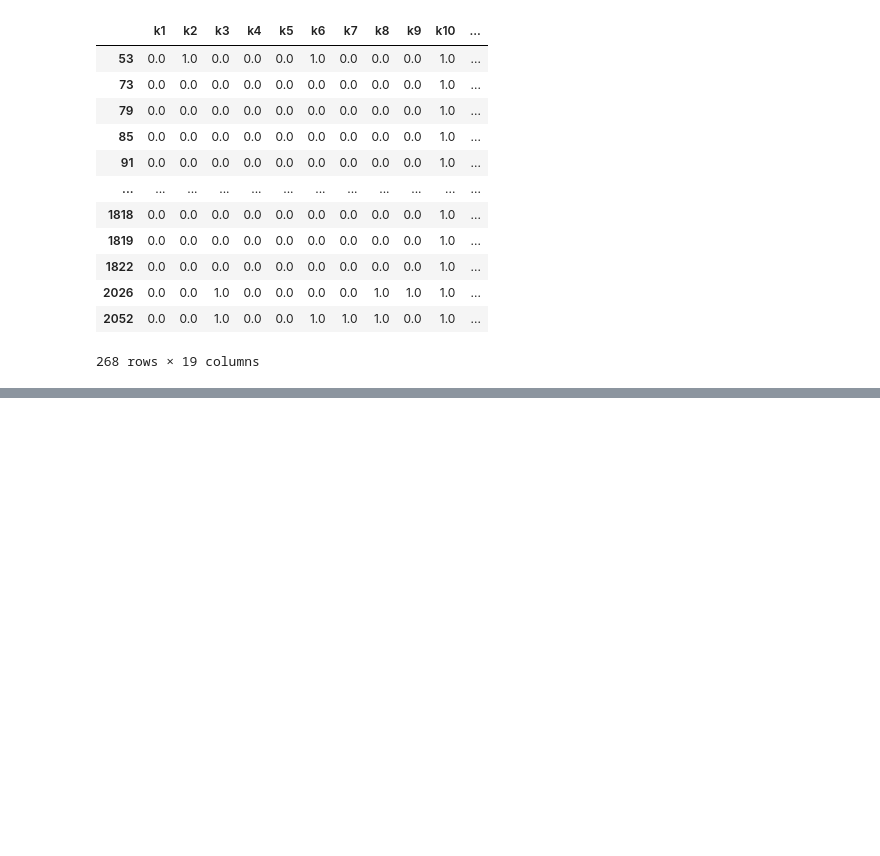
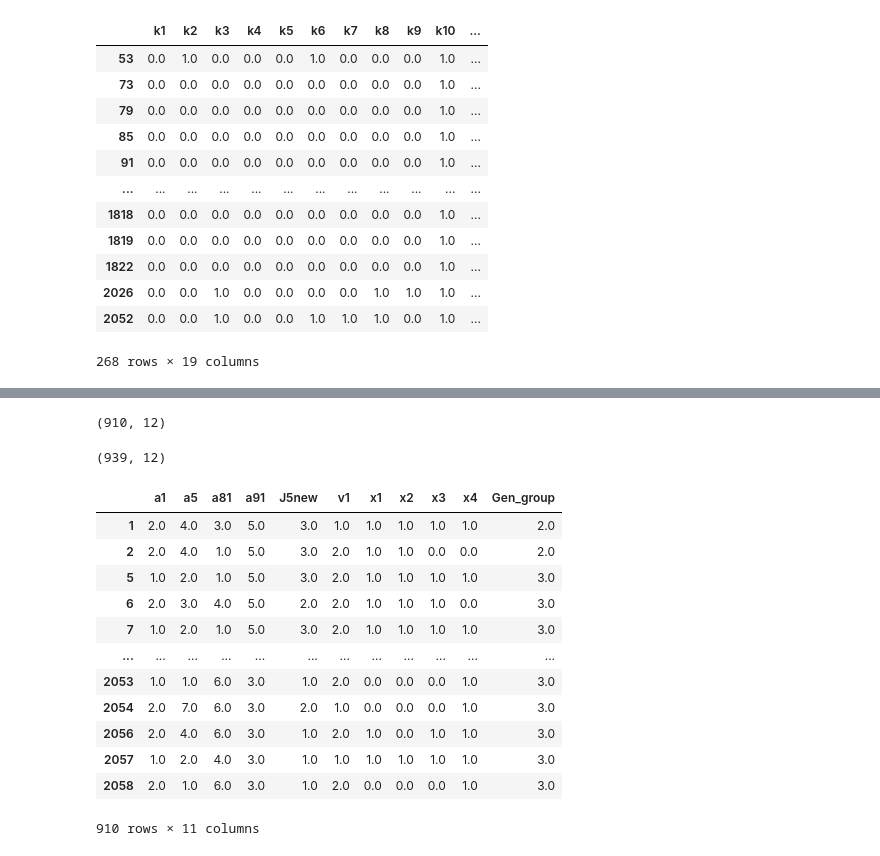
Before and after one commit to puttipongyy/BSC_DPDM23, a Jupyter notebook: association_rule.ipynb, the cells around one changed output, grey strips where cells are left out. Drawn from its saved outputs; the diff is of its cells as text; code cells hidden in the pictures; blank space fills up the shorter version.

```diff
--- a/association_rule.ipynb
+++ b/association_rule.ipynb
@@ -643,0 +706,2 @@ RelationRecord(items=frozenset({1.0, 2.0, 3.0}), support=0.10820895522388059, or
+# %%
+a = np.random.randint(2, size=len(clean_data))
@@ -643,0 +712,10 @@ RelationRecord(items=frozenset({1.0, 2.0, 3.0}), support=0.10820895522388059, or
+# %%
+train = clean_data[a == 1]
+train.shape
+# %% [output]
+(910, 12)
+# %%
+test = clean_data[a == 0]
+test.shape
+# %% [output]
+(939, 12)
@@ -643,0 +731,16 @@ RelationRecord(items=frozenset({1.0, 2.0, 3.0}), support=0.10820895522388059, or
+# %%
+X_train
+# %% [output]
+|  | a1 | a5 | a81 | a91 | J5new | v1 | x1 | x2 | x3 | x4 | Gen_group |
+| 1 | 2.0 | 4.0 | 3.0 | 5.0 | 3.0 | 1.0 | 1.0 | 1.0 | 1.0 | 1.0 | 2.0 |
+| 2 | 2.0 | 4.0 | 1.0 | 5.0 | 3.0 | 2.0 | 1.0 | 1.0 | 0.0 | 0.0 | 2.0 |
+| 5 | 1.0 | 2.0 | 1.0 | 5.0 | 3.0 | 2.0 | 1.0 | 1.0 | 1.0 | 1.0 | 3.0 |
+| 6 | 2.0 | 3.0 | 4.0 | 5.0 | 2.0 | 2.0 | 1.0 | 1.0 | 1.0 | 0.0 | 3.0 |
+| 7 | 1.0 | 2.0 | 1.0 | 5.0 | 3.0 | 2.0 | 1.0 | 1.0 | 1.0 | 1.0 | 3.0 |
+| ... | ... | ... | ... | ... | ... | ... | ... | ... | ... | ... | ... |
+| 2053 | 1.0 | 1.0 | 6.0 | 3.0 | 1.0 | 2.0 | 0.0 | 0.0 | 0.0 | 1.0 | 3.0 |
+| 2054 | 2.0 | 7.0 | 6.0 | 3.0 | 2.0 | 1.0 | 0.0 | 0.0 | 0.0 | 1.0 | 3.0 |
+| 2056 | 2.0 | 4.0 | 6.0 | 3.0 | 1.0 | 2.0 | 1.0 | 0.0 | 1.0 | 1.0 | 3.0 |
+| 2057 | 1.0 | 2.0 | 4.0 | 3.0 | 1.0 | 1.0 | 1.0 | 1.0 | 1.0 | 1.0 | 3.0 |
+| 2058 | 2.0 | 1.0 | 6.0 | 3.0 | 1.0 | 2.0 | 0.0 | 0.0 | 0.0 | 1.0 | 3.0 |
+910 rows × 11 columns
```
Also changed, not shown: parts of 40 cells of this notebook.
